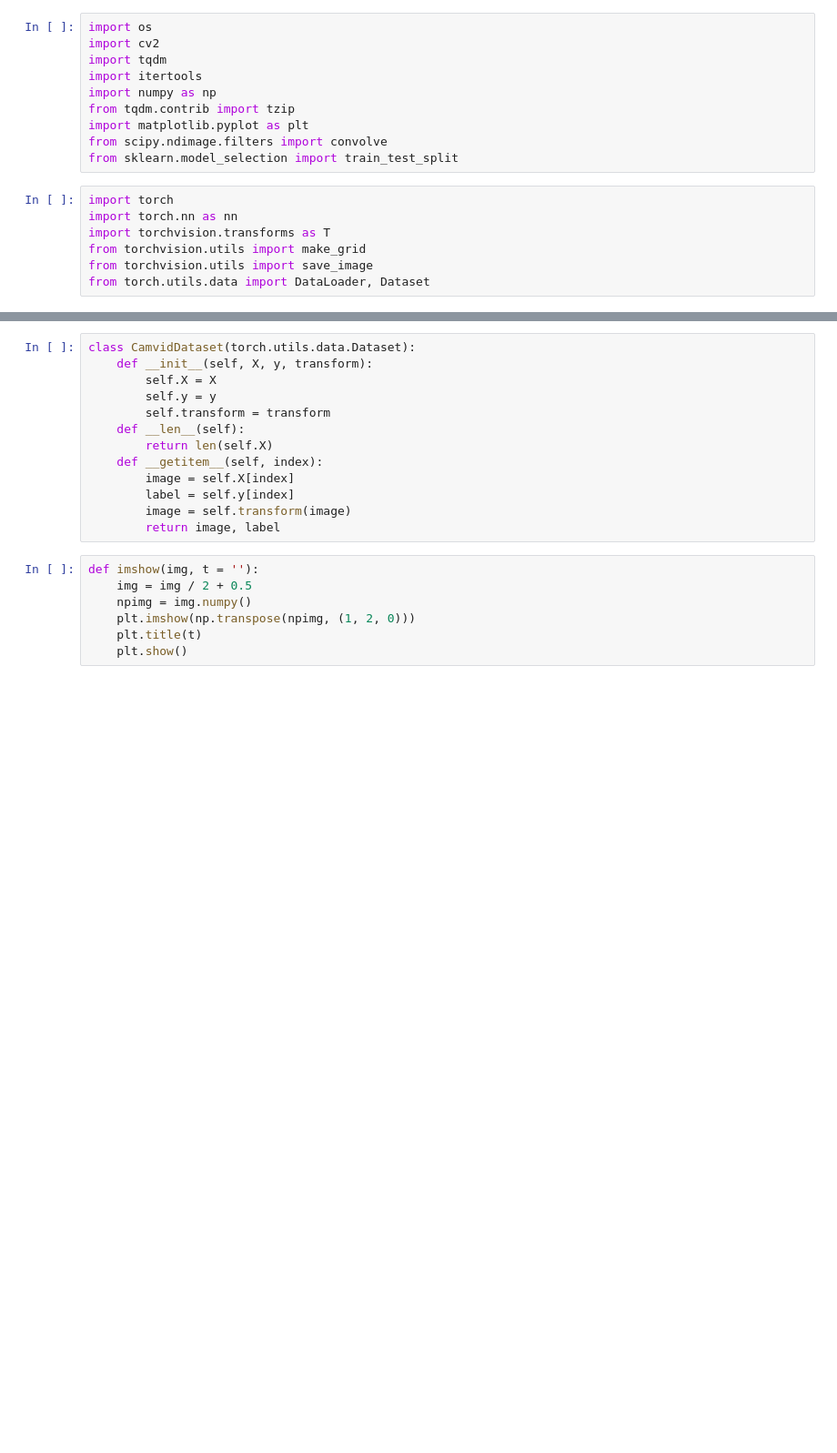
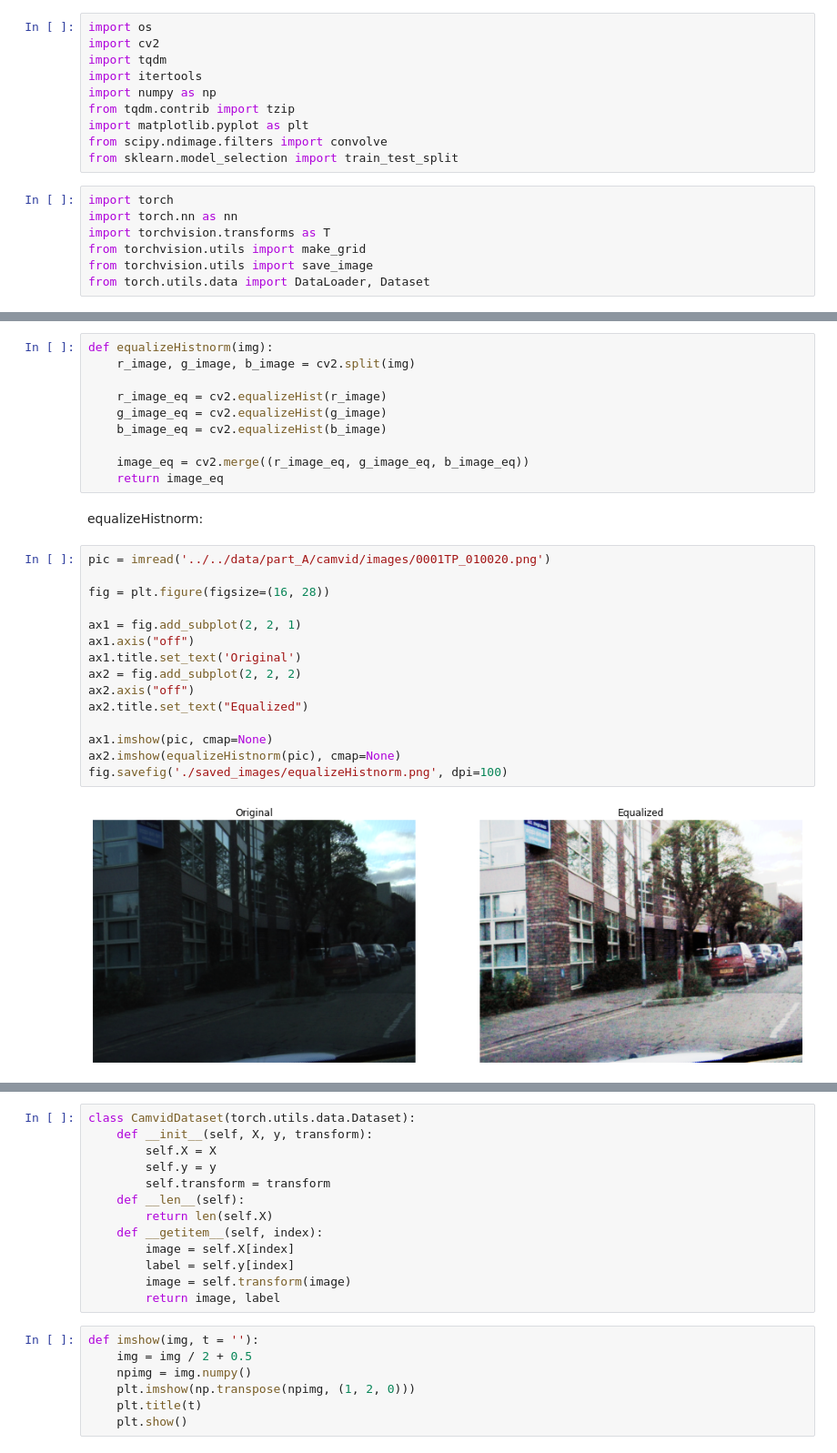
Before and after one commit to aliielahi/SegNetBase, a Jupyter notebook: data_utils.ipynb, the cells around one changed output, grey strips where cells are left out. Shown at 91% size. Saved outputs shown, nothing was run; the diff lists cells and outputs as text; blank space fills up the shorter version.

```diff
--- a/data_utils.ipynb
+++ b/data_utils.ipynb
@@ -18,3 +30,32 @@ from torch.utils.data import DataLoader, Dataset
+# %%
+def equalizeHistnorm(img):
+    r_image, g_image, b_image = cv2.split(img)
+
+    r_image_eq = cv2.equalizeHist(r_image)
+    g_image_eq = cv2.equalizeHist(g_image)
+    b_image_eq = cv2.equalizeHist(b_image)
+
+    image_eq = cv2.merge((r_image_eq, g_image_eq, b_image_eq))
+    return image_eq
+# %% [markdown]
+equalizeHistnorm:
+# %%
+pic = imread('../../data/part_A/camvid/images/0001TP_010020.png')
+
+fig = plt.figure(figsize=(16, 28))
+
+ax1 = fig.add_subplot(2, 2, 1)
+ax1.axis("off")
+ax1.title.set_text('Original')
+ax2 = fig.add_subplot(2, 2, 2)
+ax2.axis("off")
+ax2.title.set_text("Equalized")
+
+ax1.imshow(pic, cmap=None)
+ax2.imshow(equalizeHistnorm(pic), cmap=None)
+fig.savefig('./saved_images/equalizeHistnorm.png', dpi=100)
+# %% [output]
+[figure, added]
 # %%
 class Data_reader():
     def __init__(self, DATA_PATH = '../../data/part_A/camvid/', labels = False):
```
Also changed, not shown: parts of 2 cells of this notebook, 11 other files.
